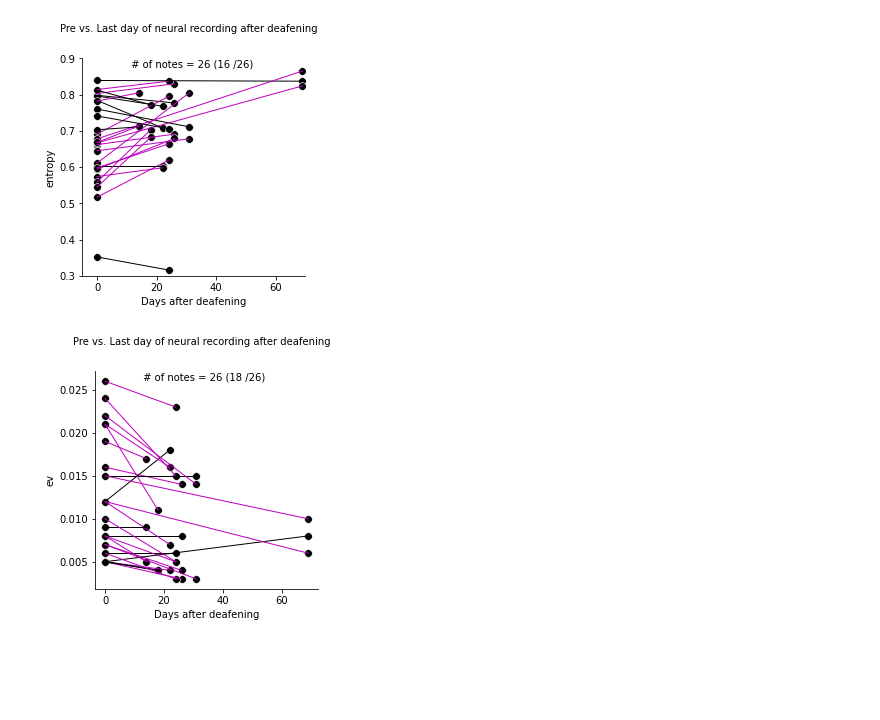
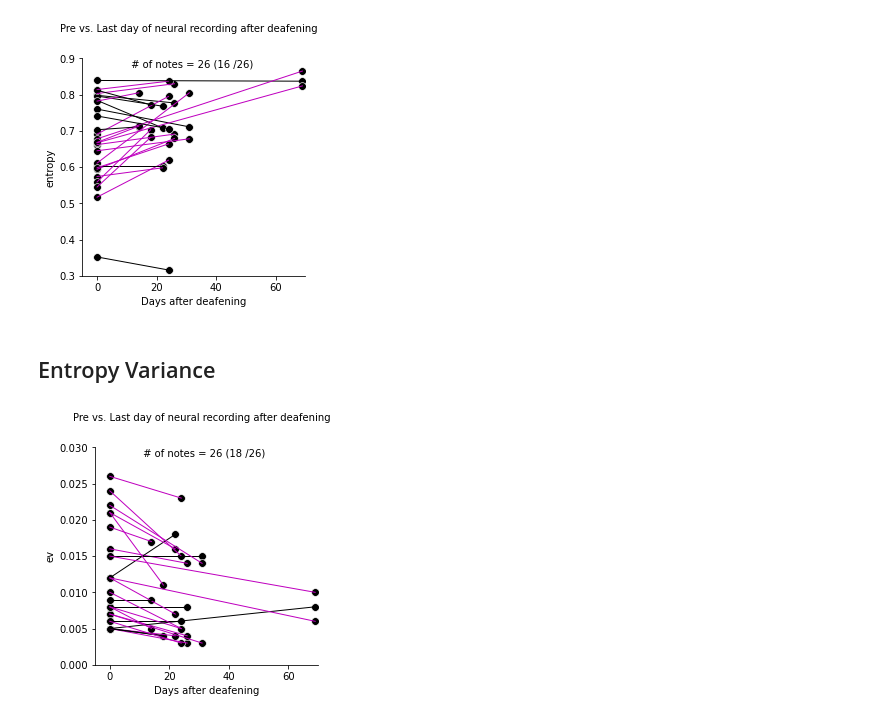
Before and after one commit to JaerongA/pyfinch, a Jupyter notebook: deafening/results/song_degradation.ipynb, the cells around one changed output. Cells and saved outputs as stored; diff of their text form; code cells hidden in the pictures; blank space fills up the shorter version.

```diff
--- a/deafening/results/song_degradation.ipynb
+++ b/deafening/results/song_degradation.ipynb
@@ -124,10 +138,12 @@ plot_song_feature_pre_post_stats(df_results, song_feature='entropy',
                                  )
 # %% [output]
 [figure]
+# %% [markdown]
+## Entropy Variance
 # %%
 df_results = compare_song_feature_pre_post(db, song_feature='ev')
 plot_song_feature_pre_post_stats(df_results, song_feature='ev',
-                                 # x_lim=[-5, 70], y_lim=[0.3, 0.9]
+                                 x_lim=[-5, 70], y_lim=[0, 0.03]
                                  )
 # %% [output]
-[figure, old version]
+[figure, new version]
```
Also changed, not shown: parts of 12 cells of this notebook, 1 other file.
